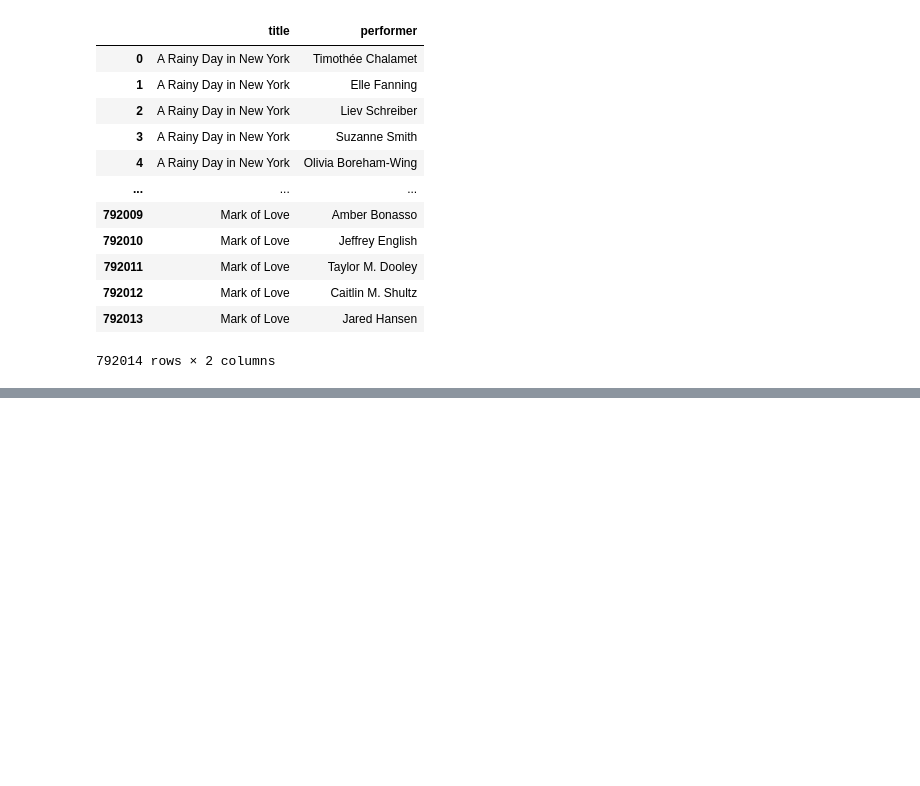
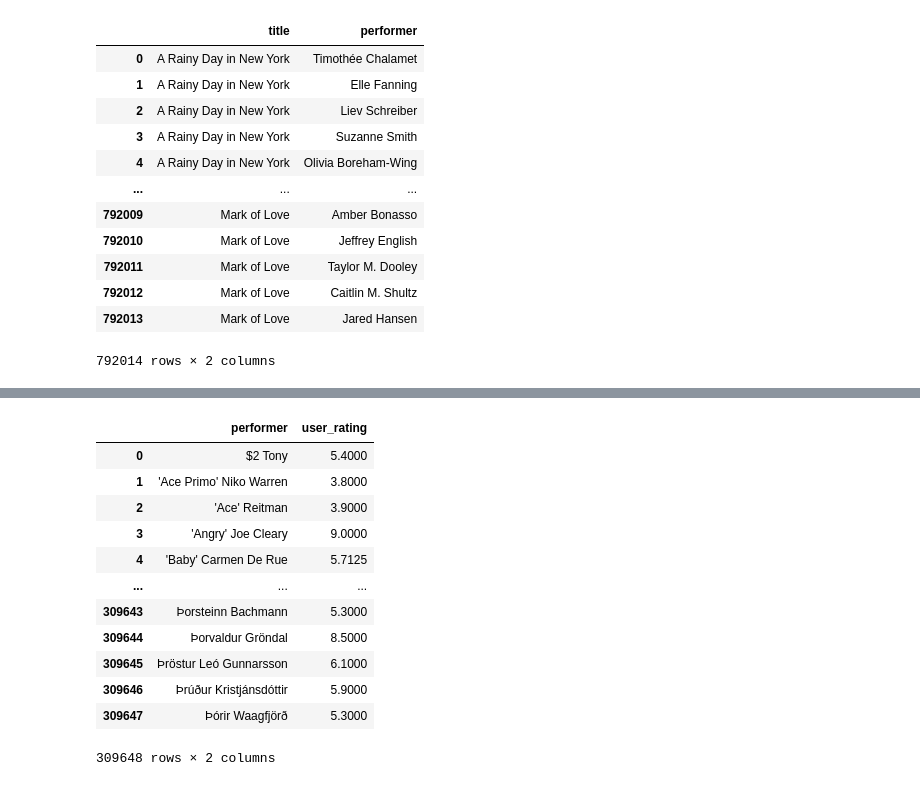
Before and after one commit to NKS8/Rutgers_DS_Project_2, a Jupyter notebook: actor_list/actor_performance.ipynb, the cells around one changed output, grey strips where cells are left out. Saved outputs shown, nothing was run; the diff lists cells and outputs as text; code cells hidden in the pictures; blank space fills up the shorter version.

```diff
--- a/actor_list/actor_performance.ipynb
+++ b/actor_list/actor_performance.ipynb
@@ -217,0 +252,20 @@ pd.read_csv('appearances.csv')
+# %%
+users_df=users_df.dropna()
+# %%
+users_df = users_df.groupby(['performer'])['user_rating'].mean().reset_index()
+# %%
+users_df
+# %% [output]
+|  | performer | user_rating |
+| 0 | $2 Tony | 5.4000 |
+| 1 | 'Ace Primo' Niko Warren | 3.8000 |
+| 2 | 'Ace' Reitman | 3.9000 |
+| 3 | 'Angry' Joe Cleary | 9.0000 |
+| 4 | 'Baby' Carmen De Rue | 5.7125 |
+| ... | ... | ... |
+| 309643 | Þorsteinn Bachmann | 5.3000 |
+| 309644 | Þorvaldur Gröndal | 8.5000 |
+| 309645 | Þröstur Leó Gunnarsson | 6.1000 |
+| 309646 | Þrúður Kristjánsdóttir | 5.9000 |
+| 309647 | Þórir Waagfjörð | 5.3000 |
+309648 rows × 2 columns
```
Also changed, not shown: parts of 8 cells of this notebook, 1 other file.
